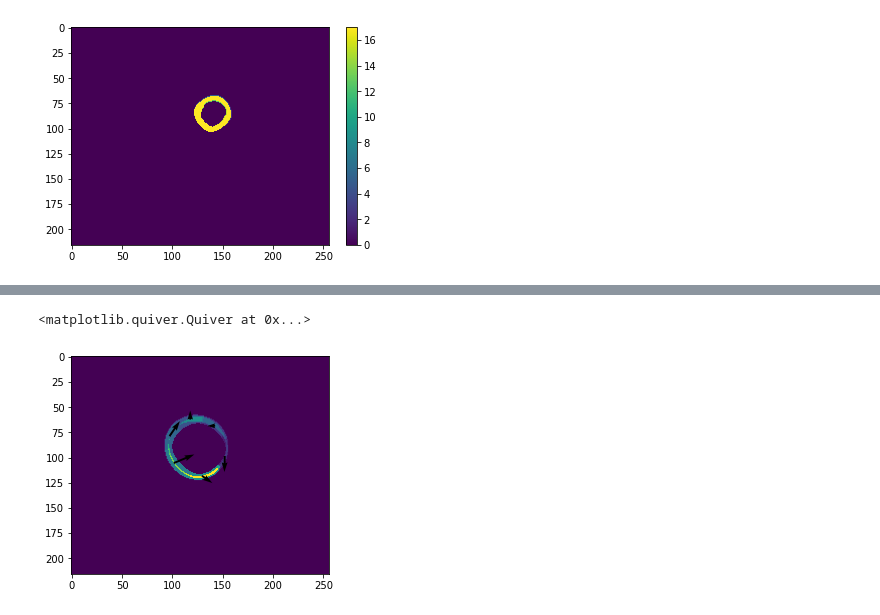
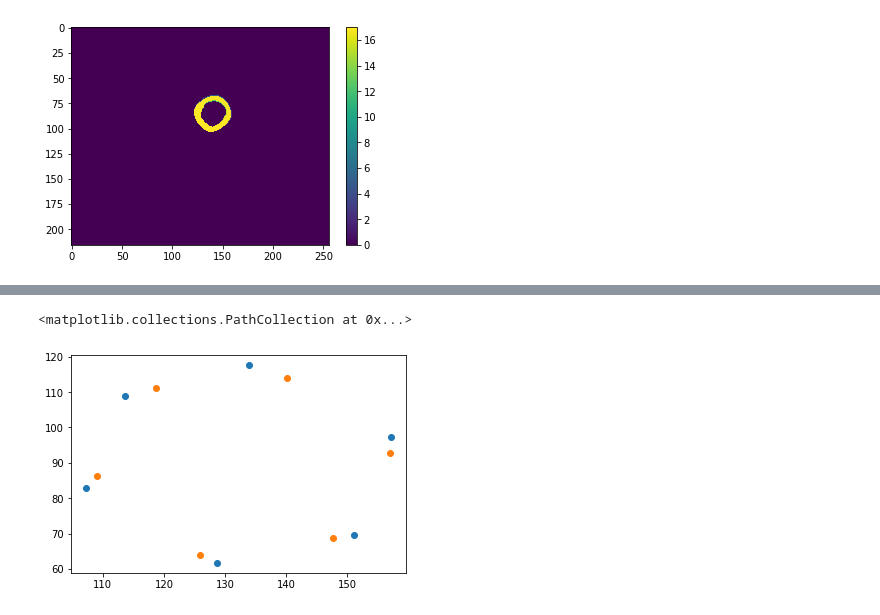
Before and after one commit to htylab/pymr_back, a Jupyter notebook: example/develop.ipynb, the cells around one changed output, grey strips where cells are left out. Cells and saved outputs as stored; diff of their text form; code cells hidden in the pictures.

```diff
--- a/example/develop.ipynb
+++ b/example/develop.ipynb
@@ -97,7 +26,7 @@ diastole, systole = np.sum(heart, axis=(0, 1, 2)).argsort()[::-1][[0,1]]
 #step 1: collect dia_frame and sys_frame
 curve = np.sum(heart, axis=(0, 1, 2))
 dia_frame = np.argmax(curve)
-curve[curve==0] = 1e20
+curve[curve==0] = 1e8
 sys_frame = np.argmin(curve)
 
 #step 2:
@@ -265,17 +194,14 @@ def get_center(label_mask):
 # %%
 sys6 = get_center(heart_seg_sys)
 dia6 = get_center(heart_seg_dia)
+# %%
+plt.scatter(dia6[:, 1], dia6[:, 0])
+plt.scatter(sys6[:, 1], sys6[:, 0])
+# %% [output]
+<matplotlib.collections.PathCollection at 0x...>
+[figure, added]
 # %%
 vector = (sys6 - dia6)
-# %%
-plt.imshow(heart_seg_dia + heart_seg_sys)
-plt.quiver(dia6[:, 1], dia6[:, 0] , vector[:, 1], vector[:, 0])
-#plt.scatter(dia6[:, 1], dia6[:, 0])
-#plt.ylim(0, heart_seg_sys.shape[1])
-#plt.xlim(0, heart_seg_sys.shape[0])
-# %% [output]
-<matplotlib.quiver.Quiver at 0x...>
-[figure, removed]
 # %%
 vector
 # %% [output]
```
Also changed, not shown: parts of 18 cells of this notebook, 4 other files.
